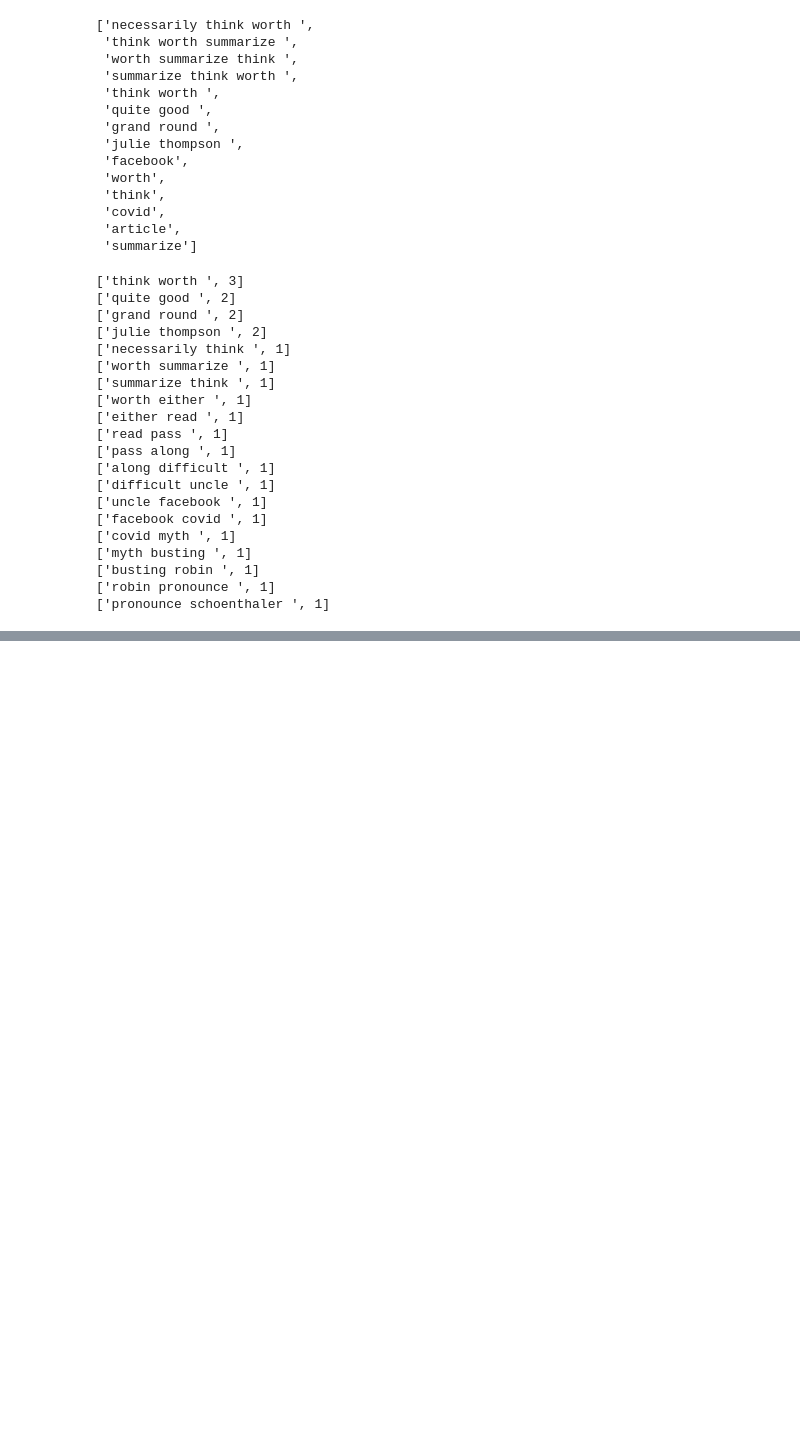
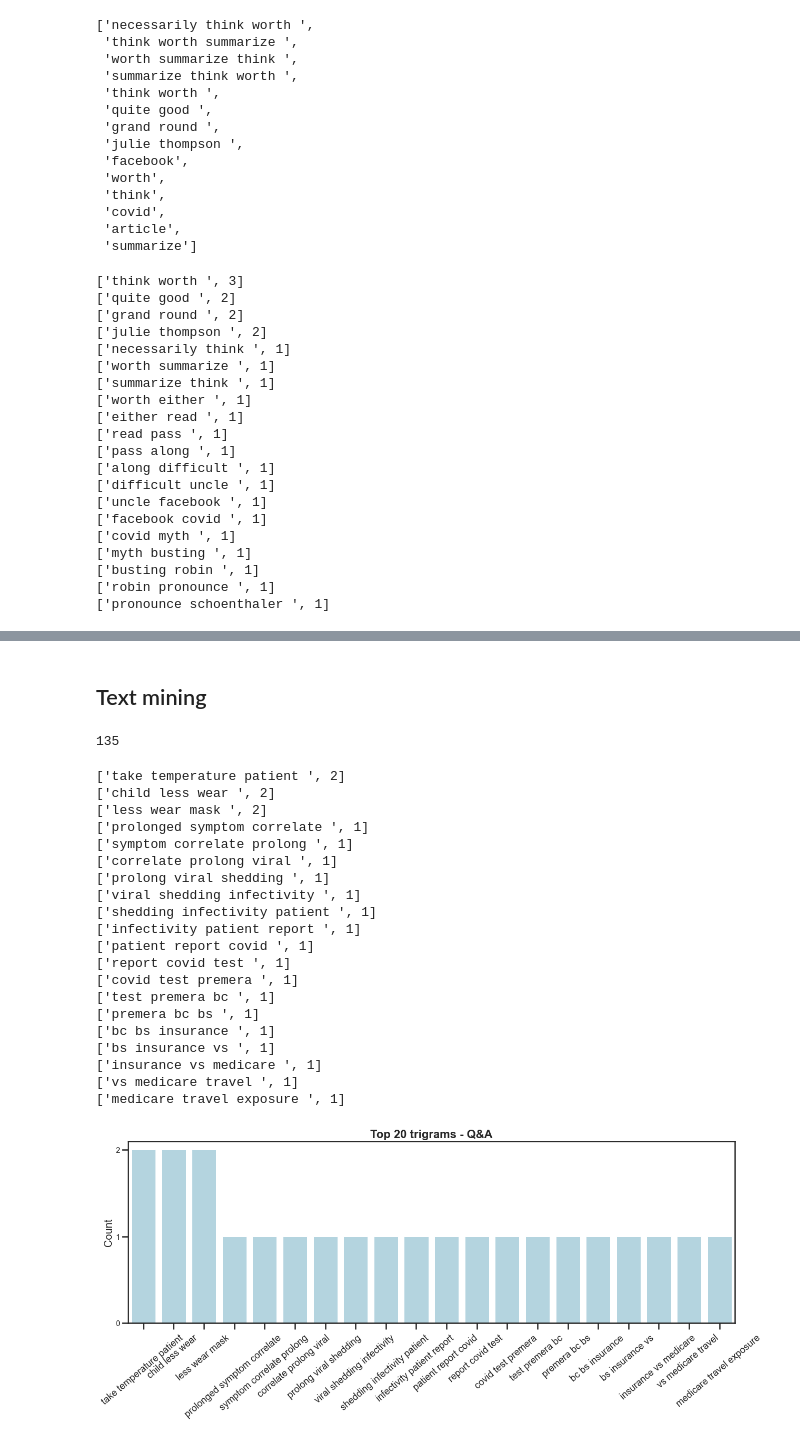
Before and after one commit to arivargasb/ProjectECHO, a Jupyter notebook: notebooks/ECHO video analysis by section_v2.ipynb, the cells around one changed output, grey strips where cells are left out. Cells and saved outputs as stored; diff of their text form; code cells hidden in the pictures; blank space fills up the shorter version.

```diff
--- a/notebooks/ECHO video analysis by section_v2.ipynb
+++ b/notebooks/ECHO video analysis by section_v2.ipynb
@@ -2680,0 +2942,16 @@ f.close()
+# %%
+from spacy.tokenizer import Tokenizer
+tokens = []
+tokenizer = Tokenizer(nlp.vocab)
+
+
+for doc in tokenizer.pipe(df['text_clean'], batch_size=500):
+    doc_tokens = []
+    for token in doc:
+#         print(token)
+        doc_tokens.append(token)
+    tokens.append(doc_tokens)
+# Makes tokens column
+df['tokens']=tokens
+
+df['tokens_back_to_text'] = [' '.join(map(str, l)) for l in df['tokens']]
@@ -2680,0 +2987,2 @@ f.close()
+# %% [markdown]
+## Text mining
@@ -2680,0 +3052,52 @@ f.close()
+# %%
+big_string= ' '.join([text for text in clean_text])
+
+exceptions_list = [ 'go ', 'pretty ', 'mostly', 'lot ', 'thing ',
+                   'cover ', 'know ', 'see ', 'also ', 'um ', 'think '] # pull out these words from the corpus
+for word in exceptions_list:
+    big_string=big_string.replace(word,'')
+
+big_string=remove_special_characters(big_string,
+                          remove_digits=False)
+
+words = big_string.split()
+len(words)
+# %% [output]
+135
+# %%
+from collections import Counter
+import matplotlib.pyplot as plt
+
+trigrams = nltk.trigrams(words)
+
+df_trigrams = get_trigrams(trigrams, 10)
+
+top25_tri = df_trigrams.iloc[:10,:]
+info = {'data': df_trigrams, 'x': 'Grams', 'y': 'Count',
+       'xlab': '', 'ylab': 'Count',  'pal':'lightblue',
+       'title': 'Top 20 trigrams - Q&A',
+       'fname': graphq+'_trigrams.png',
+       'angle': 40}
+plot_frequency_chart(info)
+# %% [output]
+['take temperature patient ', 2]
+['child less wear ', 2]
+['less wear mask ', 2]
+['prolonged symptom correlate ', 1]
+['symptom correlate prolong ', 1]
+['correlate prolong viral ', 1]
+['prolong viral shedding ', 1]
+['viral shedding infectivity ', 1]
+['shedding infectivity patient ', 1]
+['infectivity patient report ', 1]
+['patient report covid ', 1]
+['report covid test ', 1]
+['covid test premera ', 1]
+['test premera bc ', 1]
+['premera bc bs ', 1]
+['bc bs insurance ', 1]
+['bs insurance vs ', 1]
+['insurance vs medicare ', 1]
+['vs medicare travel ', 1]
+['medicare travel exposure ', 1]
+[figure, added]
```
Also changed, not shown: parts of 55 cells of this notebook, 24 other files.
